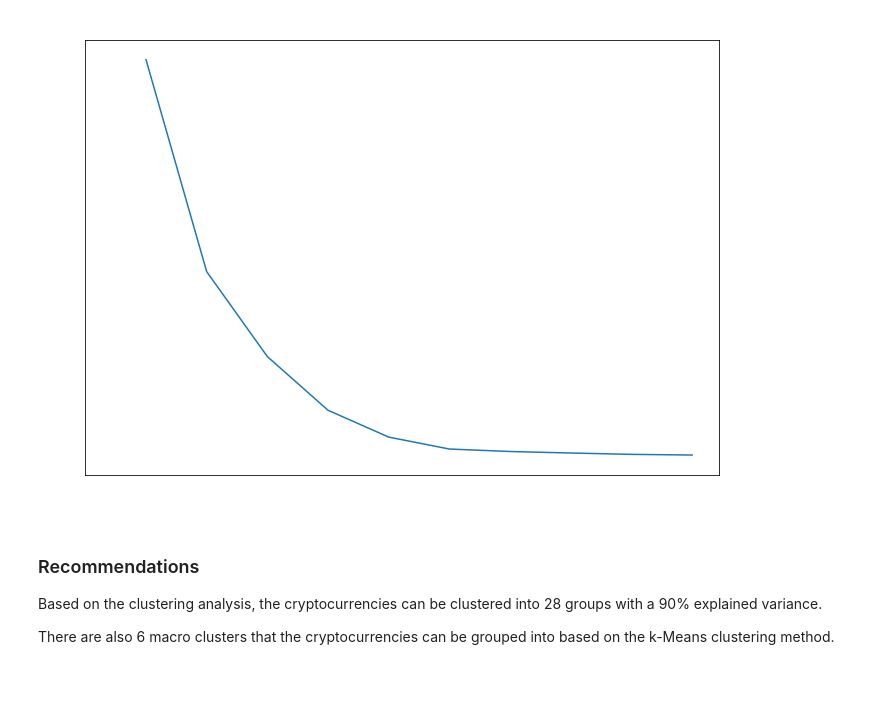
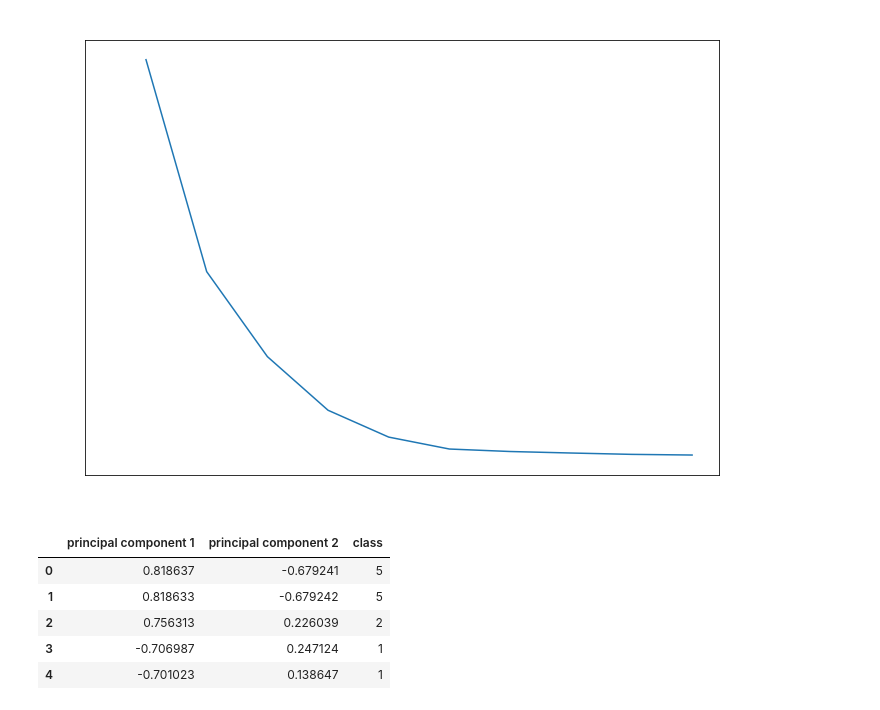
Before and after one commit to obsessedquant/machine_learning_unsupervised_challenge, a Jupyter notebook: Cryptocurrency_Clusters.ipynb, the cells around one changed output. Saved outputs shown, nothing was run; the diff lists cells and outputs as text; code cells hidden in the pictures; blank space fills up the shorter version.

```diff
--- a/Cryptocurrency_Clusters.ipynb
+++ b/Cryptocurrency_Clusters.ipynb
@@ -135,9 +166,25 @@ plt.ylabel('Inertia')
 plt.show()
 # %% [output]
 [figure]
-# %% [markdown]
-### Recommendations
-
-Based on the clustering analysis, the cryptocurrencies can be clustered into 28 groups with a 90% explained variance.
-
-There are also 6 macro clusters that the cryptocurrencies can be grouped into based on the k-Means clustering method.
+# %%
+# Predicting clusters with k=6
+
+# Initialize the k-means model
+model = KMeans(n_clusters=6, random_state=0)
+
+# Fit the model
+model.fit(df_crypto_pca)
+
+# Predict clusters
+predictions = model.predict(df_crypto_pca)
+
+# Add the predicted class column to the dataframe
+df_crypto_pca["class"] = model.labels_
+df_crypto_pca.head()
+# %% [output]
+|  | principal component 1 | principal component 2 | class |
+| 0 | 0.818637 | -0.679241 | 5 |
+| 1 | 0.818633 | -0.679242 | 5 |
+| 2 | 0.756313 | 0.226039 | 2 |
+| 3 | -0.706987 | 0.247124 | 1 |
+| 4 | -0.701023 | 0.138647 | 1 |
```
Also changed, not shown: parts of 8 cells of this notebook, 1 other file.
